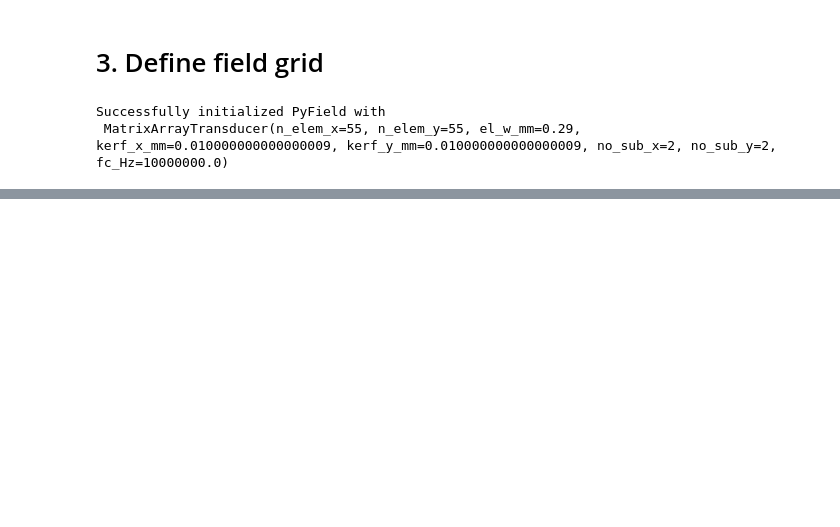
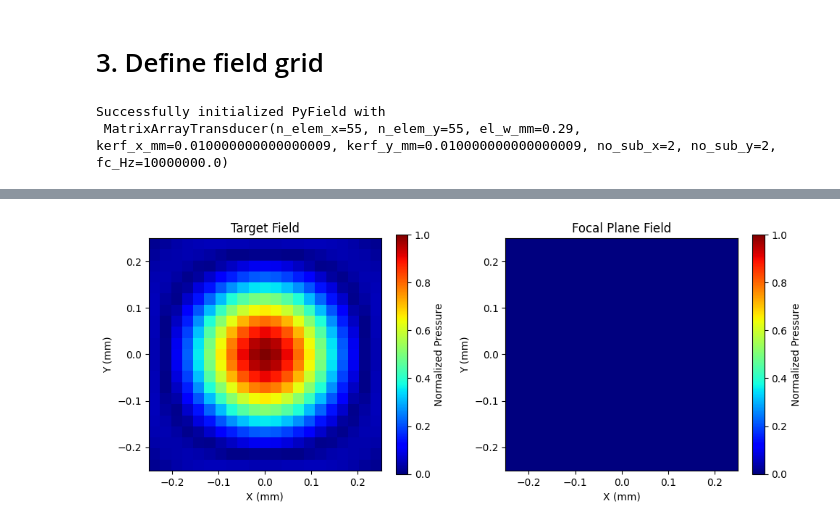
Before and after one commit to EstebanRivera08/eSDIva, a Jupyter notebook: tutorials/Tutorial_PatternedFocus.ipynb, the cells around one changed output, grey strips where cells are left out. Cells and saved outputs as stored; diff of their text form; code cells hidden in the pictures; blank space fills up the shorter version.

```diff
--- a/tutorials/Tutorial_PatternedFocus.ipynb
+++ b/tutorials/Tutorial_PatternedFocus.ipynb
@@ -208,0 +193,11 @@ apodization = Zeus_Matrix.compute_apodization(focus_mm = focus_mm, apodization_t
+# %%
+field_info_mm = {
+    "x_extent" : [-0.25+focus_mm[0], 0.25+focus_mm[0]],
+    "y_extent" : [-0.25+focus_mm[1], 0.25+focus_mm[1]],
+    "z_extent" : [-0.05+focus_mm[2], 0.05+focus_mm[2]],
+    "dx" : 0.025,
+    "dy" : 0.025,
+    "dz" : 0.05,
+}
+
+x, y, z, points = create_simulation_grid(field_info_mm)
@@ -208,0 +256,21 @@ apodization = Zeus_Matrix.compute_apodization(focus_mm = focus_mm, apodization_t
+# %%
+nx_target, ny_target, nz_target = pressure_field.shape
+result = focal_plane / max_pressure
+# %%
+fig, ax = plt.subplots(1,2, figsize=(10, 4))
+im1 = ax[0].imshow(target, extent=(x.min(), x.max(), y.min(), y.max()), vmin = 0, vmax = 1, cmap='jet')
+ax[0].set_title("Target Field")
+ax[0].set_xlabel("X (mm)")
+ax[0].set_ylabel("Y (mm)")
+fig.colorbar(im1, ax =ax[0], orientation='vertical', label='Normalized Pressure')
+
+im2 = ax[1].imshow(result, extent=(x.min(), x.max(), y.min(), y.max()), vmin = 0, vmax = 1, cmap='jet')
+ax[1].set_title("Focal Plane Field")
+ax[1].set_xlabel("X (mm)")
+ax[1].set_ylabel("Y (mm)")
+fig.colorbar(im2, ax =ax[1], orientation='vertical', label='Normalized Pressure')
+
+plt.tight_layout()
+plt.show()
+# %% [output]
+[figure, added]
```
Also changed, not shown: parts of 29 cells of this notebook, 9 other files.
